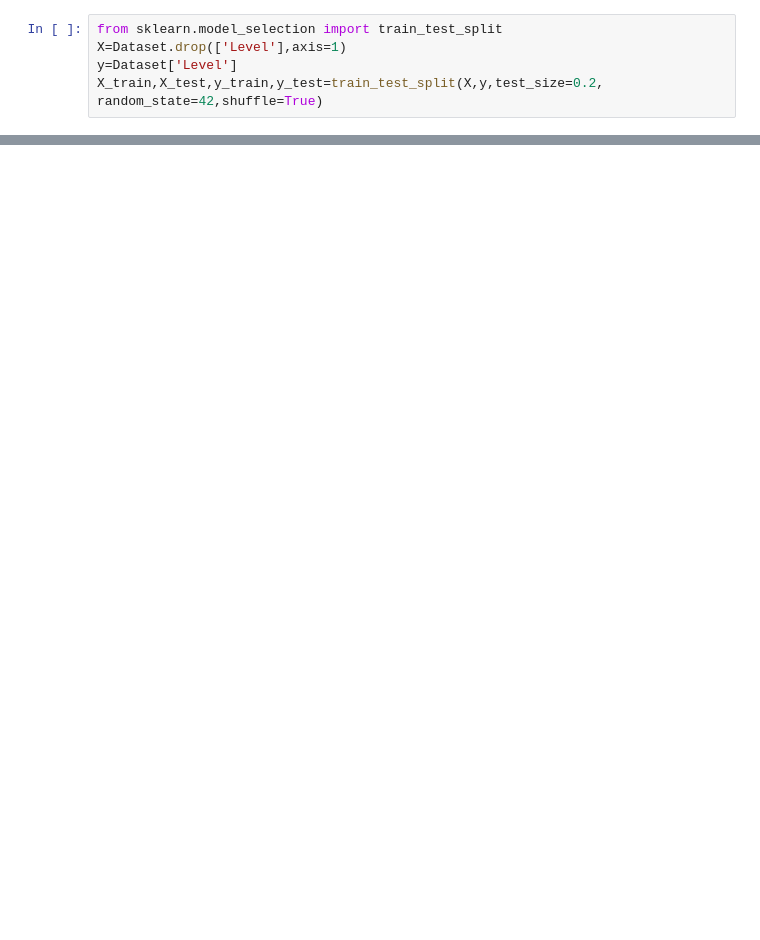
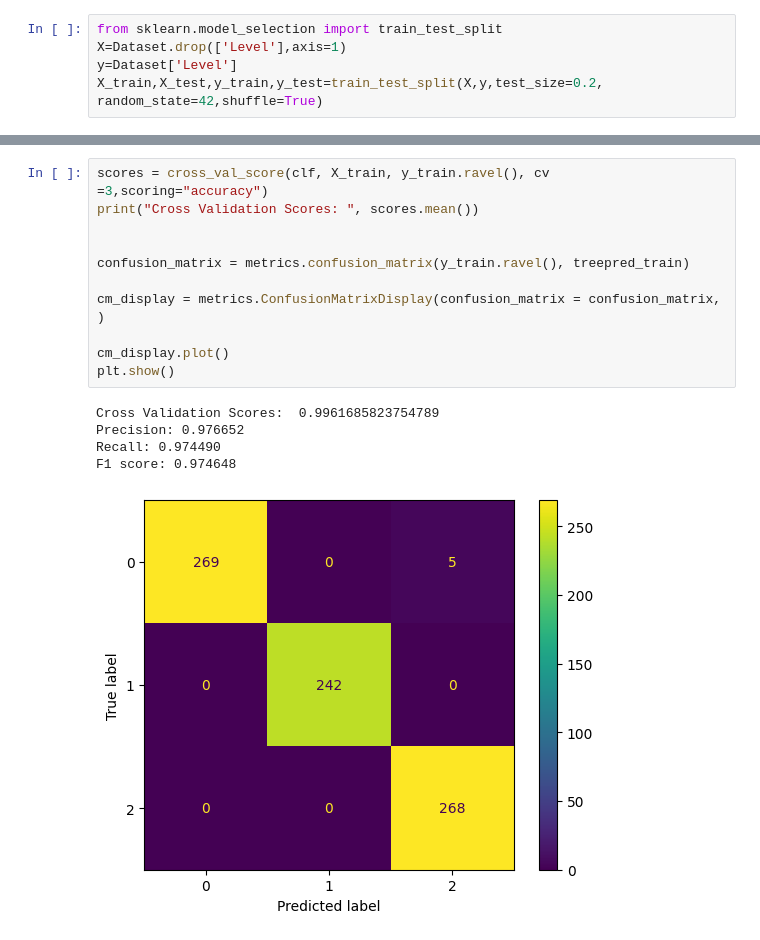
Before and after one commit to sabamontazeri/projectmabani, a Jupyter notebook: lung_cancer.ipynb, the cells around one changed output, grey strips where cells are left out. Saved outputs shown, nothing was run; the diff lists cells and outputs as text; blank space fills up the shorter version.

```diff
--- a/lung_cancer.ipynb
+++ b/lung_cancer.ipynb
@@ -82,0 +108,17 @@ _ = tree.plot_tree(clf,
+# %%
+scores = cross_val_score(clf, X_train, y_train.ravel(), cv =3,scoring="accuracy")
+print("Cross Validation Scores: ", scores.mean())
+
+
+confusion_matrix = metrics.confusion_matrix(y_train.ravel(), treepred_train)
+
+cm_display = metrics.ConfusionMatrixDisplay(confusion_matrix = confusion_matrix, )
+
+cm_display.plot()
+plt.show()
+# %% [output]
+Cross Validation Scores:  0.9961685823754789
+Precision: 0.976652
+Recall: 0.974490
+F1 score: 0.974648
+[figure, added]
```
Also changed, not shown: parts of 8 cells of this notebook.
